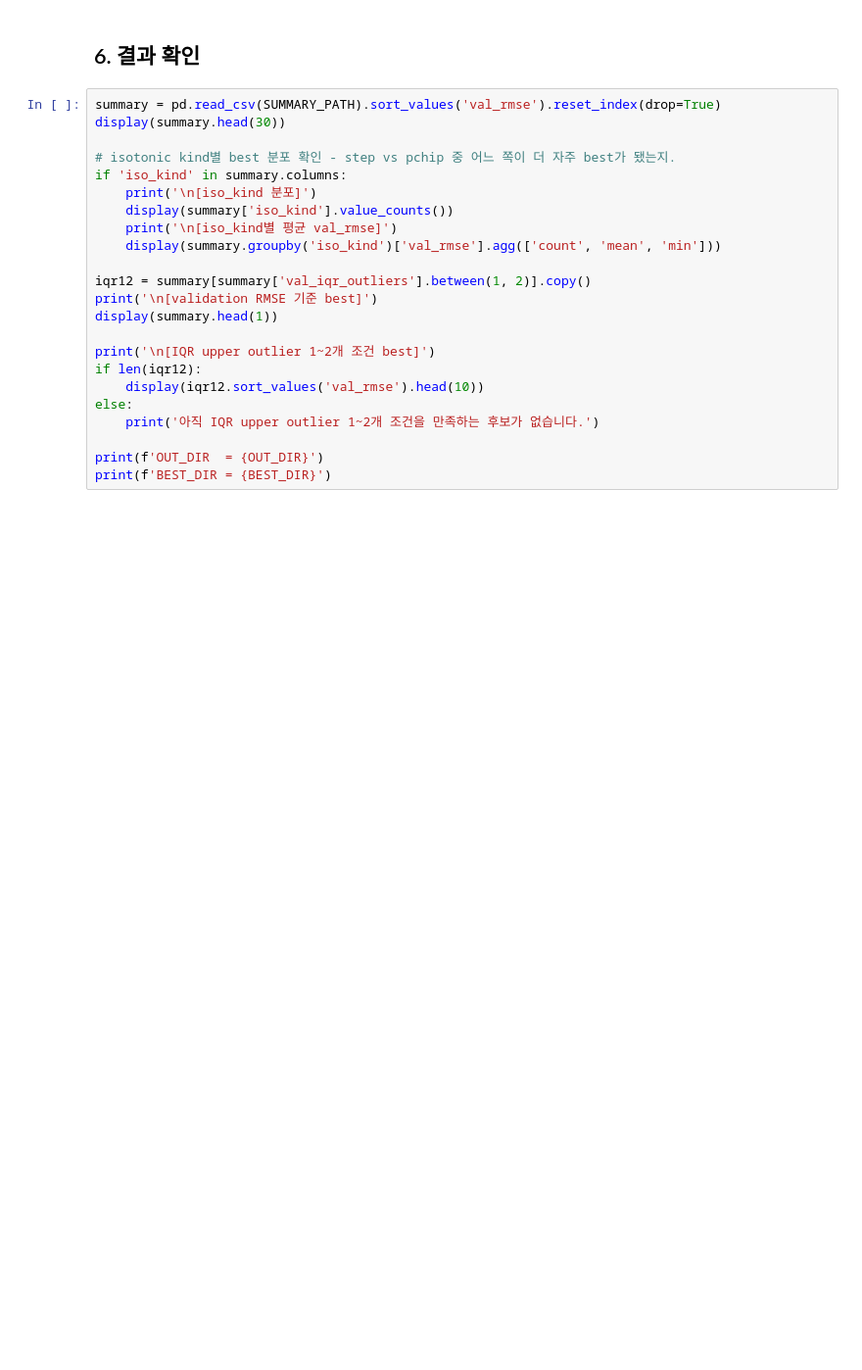
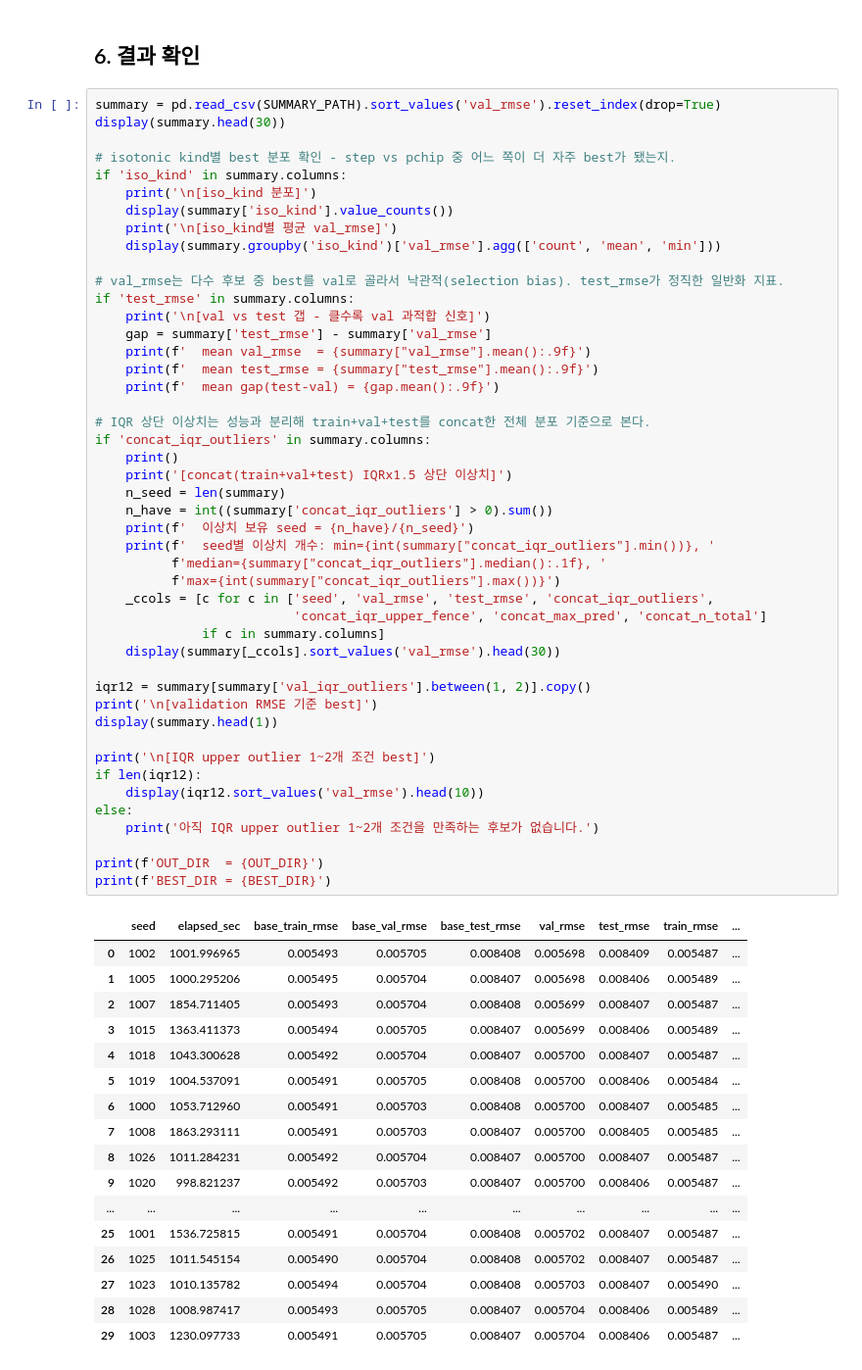
Before and after one commit to younjunseon/ASAC_SKhynix, a Jupyter notebook: 3_modeling/01_zit/hp/05_zit_only_hp003_seed_sweep.ipynb, the cells around one changed output. Shown at 98% size. Saved outputs shown, nothing was run; the diff lists cells and outputs as text; blank space fills up the shorter version.

```diff
--- a/3_modeling/01_zit/hp/05_zit_only_hp003_seed_sweep.ipynb
+++ b/3_modeling/01_zit/hp/05_zit_only_hp003_seed_sweep.ipynb
@@ -910,23 +1085,64 @@ KeyboardInterrupt:
 # %%
 summary = pd.read_csv(SUMMARY_PATH).sort_values('val_rmse').reset_index(drop=True)
 display(summary.head(30))
 
 # isotonic kind별 best 분포 확인 - step vs pchip 중 어느 쪽이 더 자주 best가 됐는지.
 if 'iso_kind' in summary.columns:
     print('\n[iso_kind 분포]')
     display(summary['iso_kind'].value_counts())
     print('\n[iso_kind별 평균 val_rmse]')
     display(summary.groupby('iso_kind')['val_rmse'].agg(['count', 'mean', 'min']))
+
+# val_rmse는 다수 후보 중 best를 val로 골라서 낙관적(selection bias). test_rmse가 정직한 일반화 지표.
+if 'test_rmse' in summary.columns:
+    print('\n[val vs test 갭 - 클수록 val 과적합 신호]')
+    gap = summary['test_rmse'] - summary['val_rmse']
+    print(f'  mean val_rmse  = {summary["val_rmse"].mean():.9f}')
+    print(f'  mean test_rmse = {summary["test_rmse"].mean():.9f}')
+    print(f'  mean gap(test-val) = {gap.mean():.9f}')
+
+# IQR 상단 이상치는 성능과 분리해 train+val+test를 concat한 전체 분포 기준으로 본다.
+if 'concat_iqr_outliers' in summary.columns:
+    print()
+    print('[concat(train+val+test) IQRx1.5 상단 이상치]')
+    n_seed = len(summary)
+    n_have = int((summary['concat_iqr_outliers'] > 0).sum())
+    print(f'  이상치 보유 seed = {n_have}/{n_seed}')
+    print(f'  seed별 이상치 개수: min={int(summary["concat_iqr_outliers"].min())}, '
+          f'median={summary["concat_iqr_outliers"].median():.1f}, '
+          f'max={int(summary["concat_iqr_outliers"].max())}')
+    _ccols = [c for c in ['seed', 'val_rmse', 'test_rmse', 'concat_iqr_outliers',
+                          'concat_iqr_upper_fence', 'concat_max_pred', 'concat_n_total']
+              if c in summary.columns]
+    display(summary[_ccols].sort_values('val_rmse').head(30))
 
 iqr12 = summary[summary['val_iqr_outliers'].between(1, 2)].copy()
 print('\n[validation RMSE 기준 best]')
 display(summary.head(1))
 
 print('\n[IQR upper outlier 1~2개 조건 best]')
 if len(iqr12):
     display(iqr12.sort_values('val_rmse').head(10))
 else:
     print('아직 IQR upper outlier 1~2개 조건을 만족하는 후보가 없습니다.')
 
 print(f'OUT_DIR  = {OUT_DIR}')
 print(f'BEST_DIR = {BEST_DIR}')
+# %% [output]
+|  | seed | elapsed_sec | base_train_rmse | base_val_rmse | base_test_rmse | val_rmse | test_rmse | train_rmse | ... |
+| 0 | 1002 | 1001.996965 | 0.005493 | 0.005705 | 0.008408 | 0.005698 | 0.008409 | 0.005487 | ... |
+| 1 | 1005 | 1000.295206 | 0.005495 | 0.005704 | 0.008407 | 0.005698 | 0.008406 | 0.005489 | ... |
+| 2 | 1007 | 1854.711405 | 0.005493 | 0.005704 | 0.008408 | 0.005699 | 0.008407 | 0.005487 | ... |
+| 3 | 1015 | 1363.411373 | 0.005494 | 0.005705 | 0.008407 | 0.005699 | 0.008406 | 0.005489 | ... |
+| 4 | 1018 | 1043.300628 | 0.005492 | 0.005704 | 0.008407 | 0.005700 | 0.008407 | 0.005487 | ... |
+| 5 | 1019 | 1004.537091 | 0.005491 | 0.005705 | 0.008408 | 0.005700 | 0.008406 | 0.005484 | ... |
+| 6 | 1000 | 1053.712960 | 0.005491 | 0.005703 | 0.008408 | 0.005700 | 0.008407 | 0.005485 | ... |
+| 7 | 1008 | 1863.293111 | 0.005491 | 0.005703 | 0.008407 | 0.005700 | 0.008405 | 0.005485 | ... |
+| 8 | 1026 | 1011.284231 | 0.005492 | 0.005704 | 0.008407 | 0.005700 | 0.008407 | 0.005487 | ... |
+| 9 | 1020 | 998.821237 | 0.005492 | 0.005703 | 0.008407 | 0.005700 | 0.008406 | 0.005487 | ... |
+| ... | ... | ... | ... | ... | ... | ... | ... | ... | ... |
+| 25 | 1001 | 1536.725815 | 0.005491 | 0.005704 | 0.008408 | 0.005702 | 0.008407 | 0.005487 | ... |
+| 26 | 1025 | 1011.545154 | 0.005490 | 0.005704 | 0.008408 | 0.005702 | 0.008407 | 0.005487 | ... |
+| 27 | 1023 | 1010.135782 | 0.005494 | 0.005704 | 0.008408 | 0.005703 | 0.008407 | 0.005490 | ... |
+| 28 | 1028 | 1008.987417 | 0.005493 | 0.005705 | 0.008407 | 0.005704 | 0.008406 | 0.005489 | ... |
+| 29 | 1003 | 1230.097733 | 0.005491 | 0.005705 | 0.008407 | 0.005704 | 0.008406 | 0.005487 | ... |
```
Also changed, not shown: parts of 8 cells of this notebook, 2 other files.
